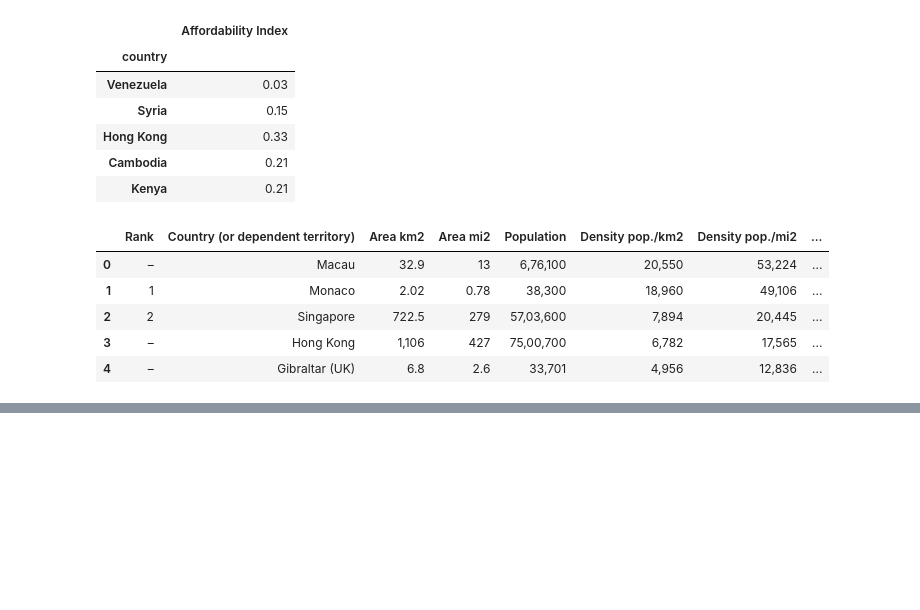
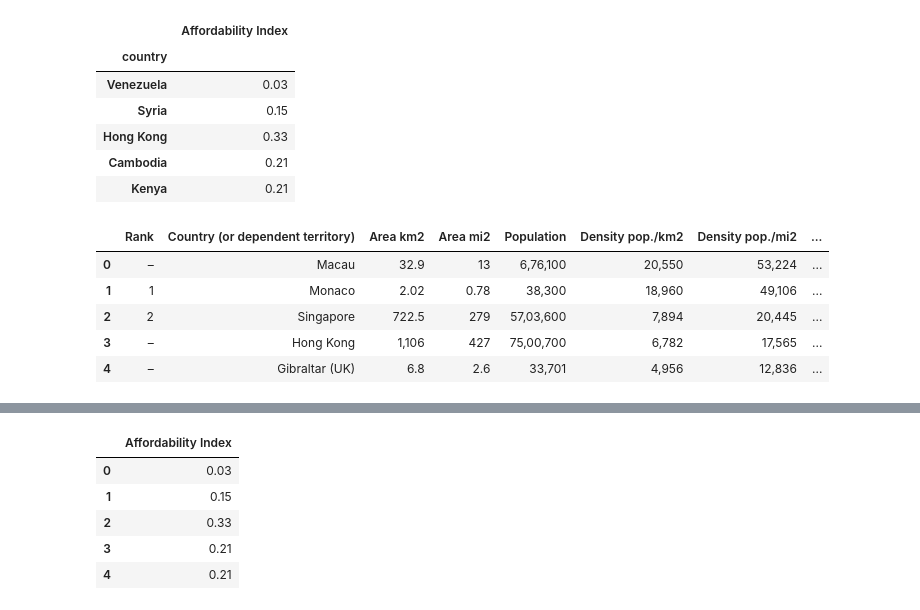
Before and after one commit to fredtan30/Project-2-ETL-Countries-Cost-Living, a Jupyter notebook: Untitled.ipynb, the cells around one changed output, grey strips where cells are left out. Drawn from its saved outputs; the diff is of its cells as text; code cells hidden in the pictures; blank space fills up the shorter version.

```diff
--- a/Untitled.ipynb
+++ b/Untitled.ipynb
@@ -135,0 +158,9 @@ population_transformed.head()
+# %%
+pd.read_sql_query('select * from property_cost', con=engine).head()
+# %% [output]
+|  | Affordability Index |
+| 0 | 0.03 |
+| 1 | 0.15 |
+| 2 | 0.33 |
+| 3 | 0.21 |
+| 4 | 0.21 |
```
Also changed, not shown: parts of 8 cells of this notebook, 2 other files.
